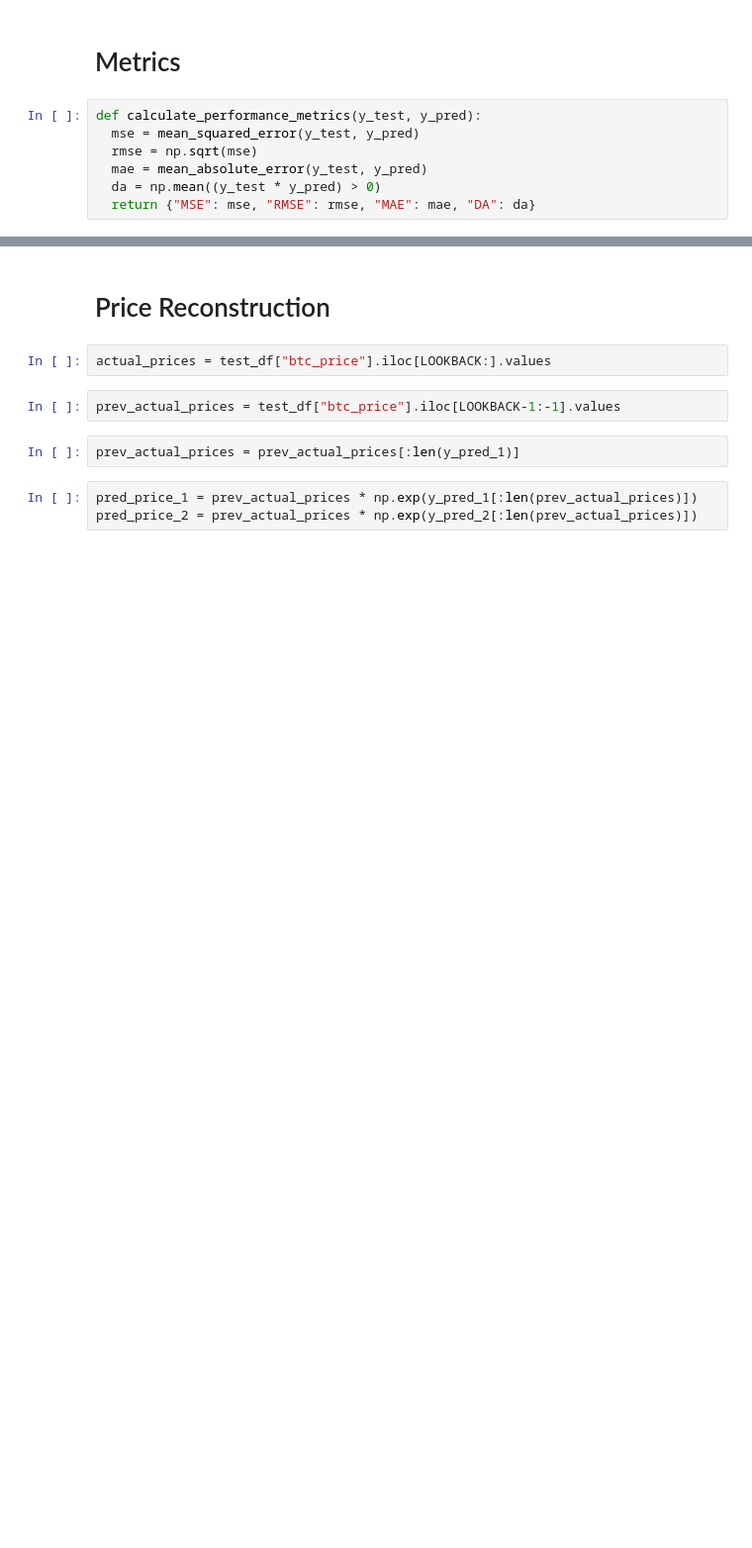
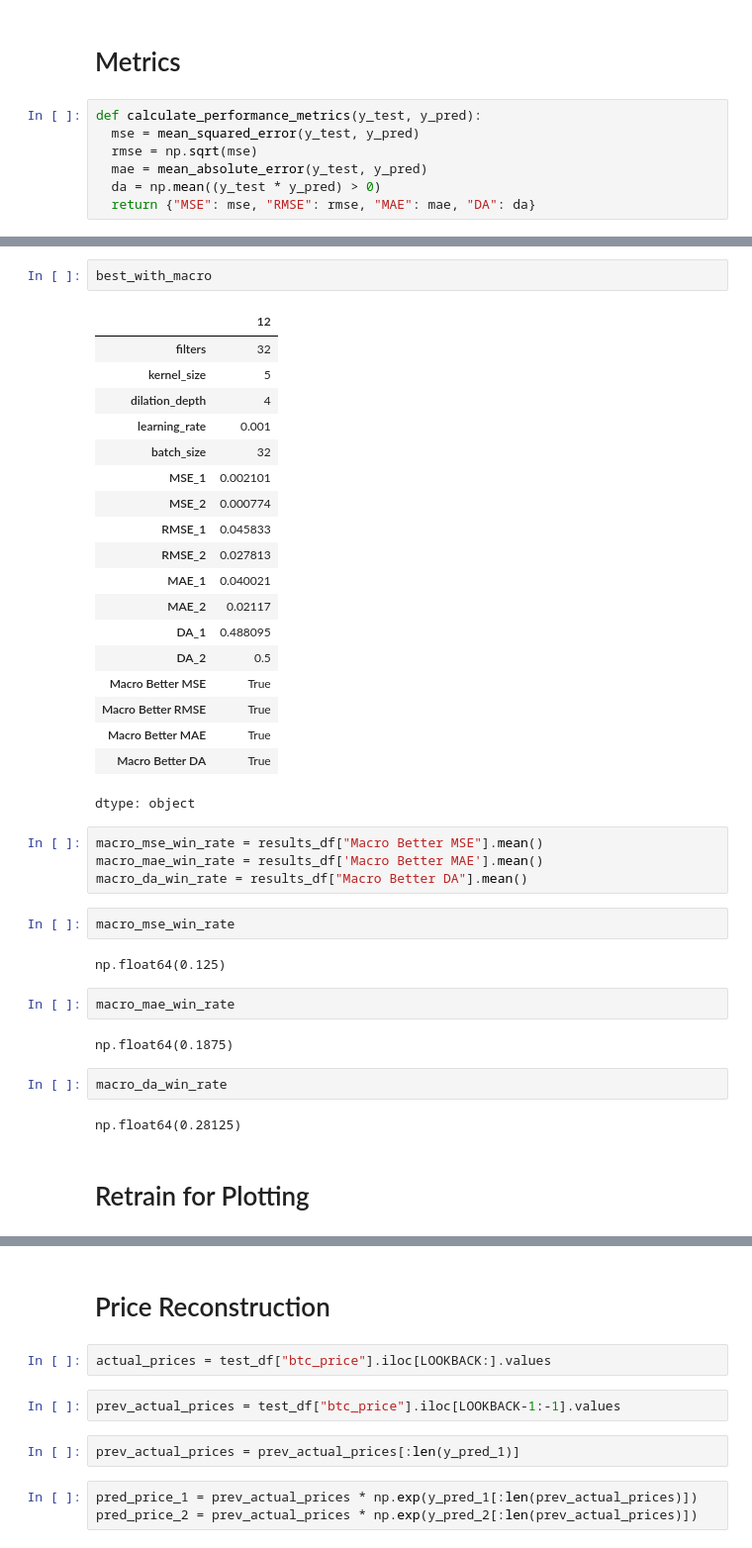
Before and after one commit to NichBry25/BitcoinPricePrediction, a Jupyter notebook: BTCForecasting_TCN.ipynb, the cells around one changed output, grey strips where cells are left out. Shown at 99% size. Drawn from its saved outputs; the diff is of its cells as text; blank space fills up the shorter version.

```diff
--- a/BTCForecasting_TCN.ipynb
+++ b/BTCForecasting_TCN.ipynb
@@ -318,0 +345,40 @@ with_macro_metrics
+# %%
+best_with_macro
+# %% [output]
+|  | 12 |
+| filters | 32 |
+| kernel_size | 5 |
+| dilation_depth | 4 |
+| learning_rate | 0.001 |
+| batch_size | 32 |
+| MSE_1 | 0.002101 |
+| MSE_2 | 0.000774 |
+| RMSE_1 | 0.045833 |
+| RMSE_2 | 0.027813 |
+| MAE_1 | 0.040021 |
+| MAE_2 | 0.02117 |
+| DA_1 | 0.488095 |
+| DA_2 | 0.5 |
+| Macro Better MSE | True |
+| Macro Better RMSE | True |
+| Macro Better MAE | True |
+| Macro Better DA | True |
+dtype: object
+# %%
+macro_mse_win_rate = results_df["Macro Better MSE"].mean()
+macro_mae_win_rate = results_df['Macro Better MAE'].mean()
+macro_da_win_rate = results_df["Macro Better DA"].mean()
+# %%
+macro_mse_win_rate
+# %% [output]
+np.float64(0.125)
+# %%
+macro_mae_win_rate
+# %% [output]
+np.float64(0.1875)
+# %%
+macro_da_win_rate
+# %% [output]
+np.float64(0.28125)
+# %% [markdown]
+# Retrain for Plotting
```
Also changed, not shown: parts of 43 cells of this notebook.
